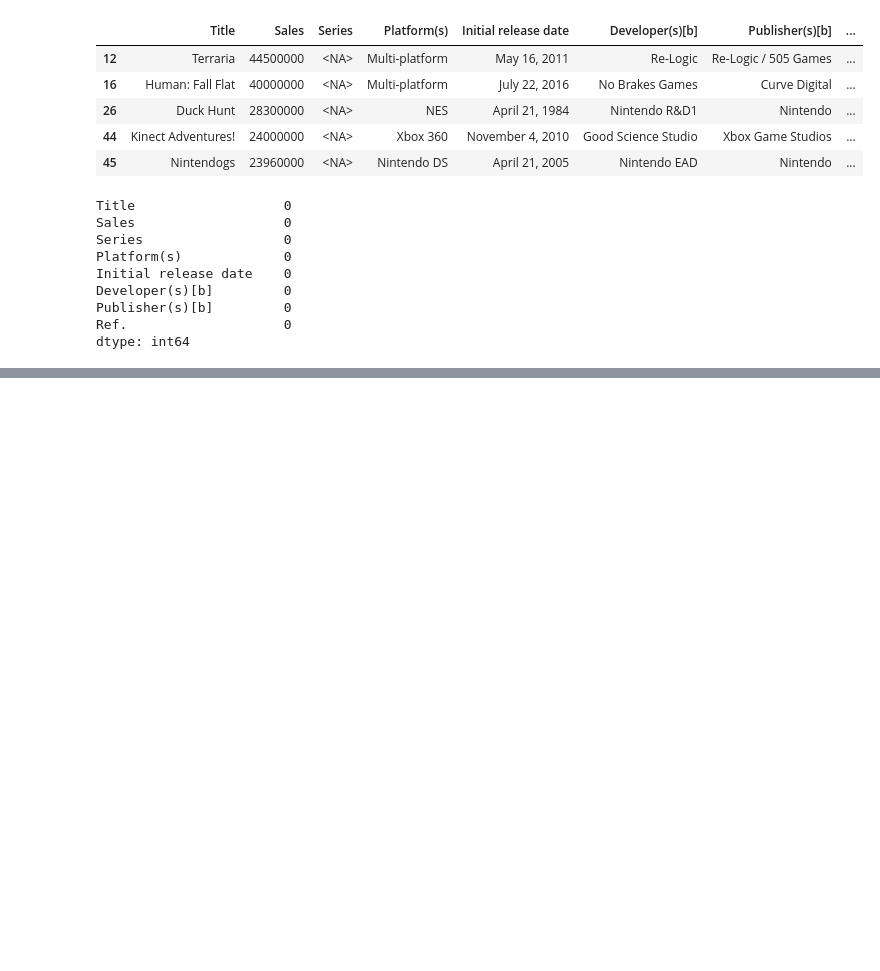
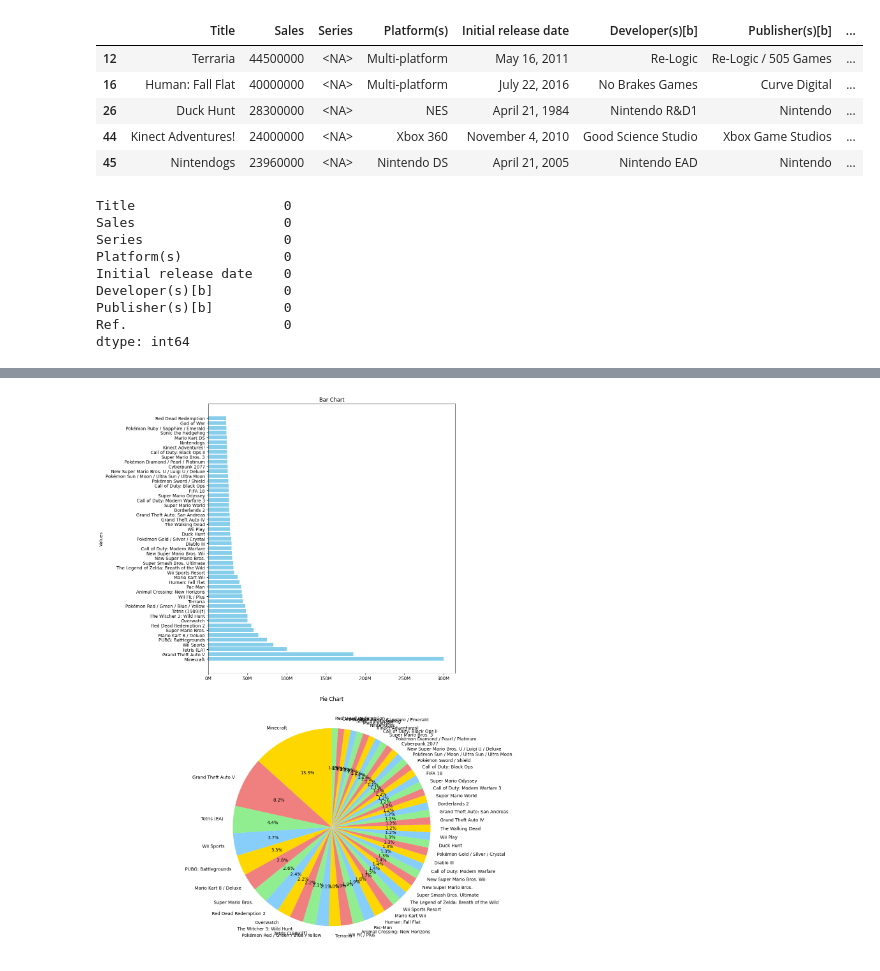
Before and after one commit to zhiwt01/project, a Jupyter notebook: info.ipynb, the cells around one changed output, grey strips where cells are left out. Drawn from its saved outputs; the diff is of its cells as text; code cells hidden in the pictures; blank space fills up the shorter version.

```diff
--- a/info.ipynb
+++ b/info.ipynb
@@ -229,0 +230,22 @@ Text(0.5, 0, 'Sales (in millions)')
+# %%
+import matplotlib.pyplot as plt
+from matplotlib.ticker import FuncFormatter
+
+def millions_formatter(x, pos):
+    return f'{x / 1e6:.0f}M'
+
+fig, (ax1, ax2) = plt.subplots(2, 1, figsize=(12, 18))
+
+ax1.barh(titles['Title'], titles['Sales'], color='skyblue')
+ax1.set_ylabel('Values')
+ax1.set_title('Bar Chart')
+ax1.xaxis.set_major_formatter(FuncFormatter(millions_formatter))
+
+ax2.pie(titles['Sales'], labels=titles['Title'], autopct='%1.1f%%', startangle=90, colors=['gold', 'lightcoral', 'lightgreen', 'lightskyblue'])
+ax2.set_title('Pie Chart')
+
+plt.tight_layout()
+
+plt.show()
+# %% [output]
+[figure, added]
```
Also changed, not shown: parts of 12 cells of this notebook, 3 other files.
